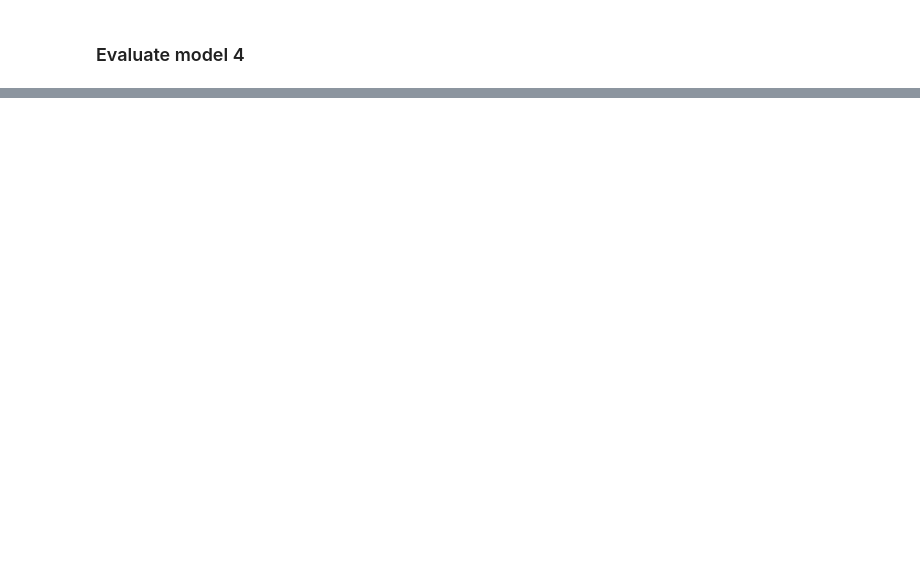
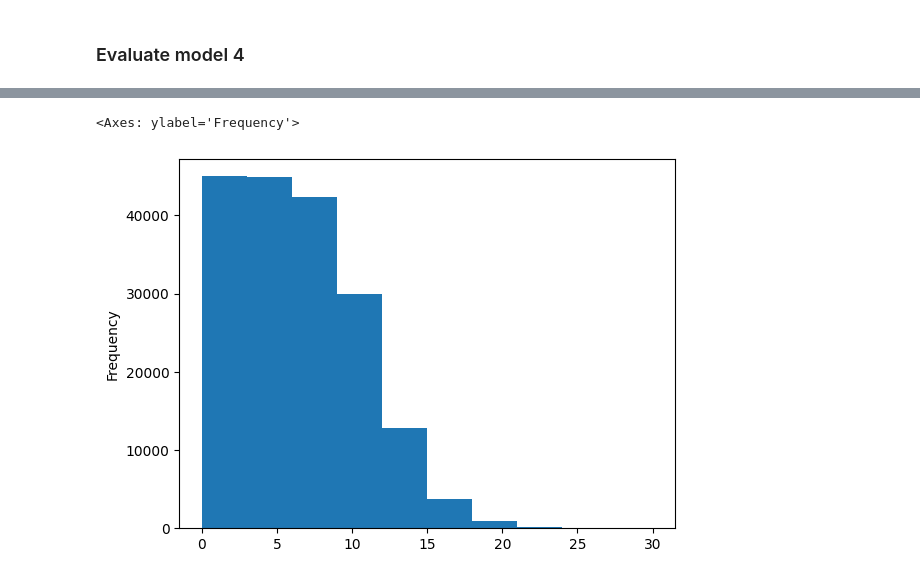
Before and after one commit to khangbkk23/MileStoneProject_SkimLit, a Jupyter notebook: pipeline.ipynb, the cells around one changed output, grey strips where cells are left out. Saved outputs shown, nothing was run; the diff lists cells and outputs as text; code cells hidden in the pictures; blank space fills up the shorter version.

```diff
--- a/pipeline.ipynb
+++ b/pipeline.ipynb
@@ -1262,0 +1324,5 @@ compare_results(model_3_results, model_4_results)
+# %%
+train_df.line_number.plot.hist()
+# %% [output]
+<Axes: ylabel='Frequency'>
+[figure, added]
```
Also changed, not shown: parts of 47 cells of this notebook.
